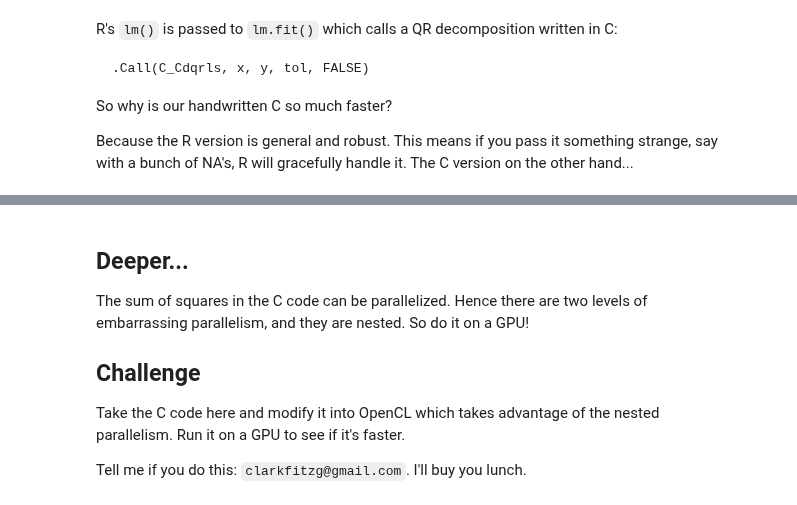
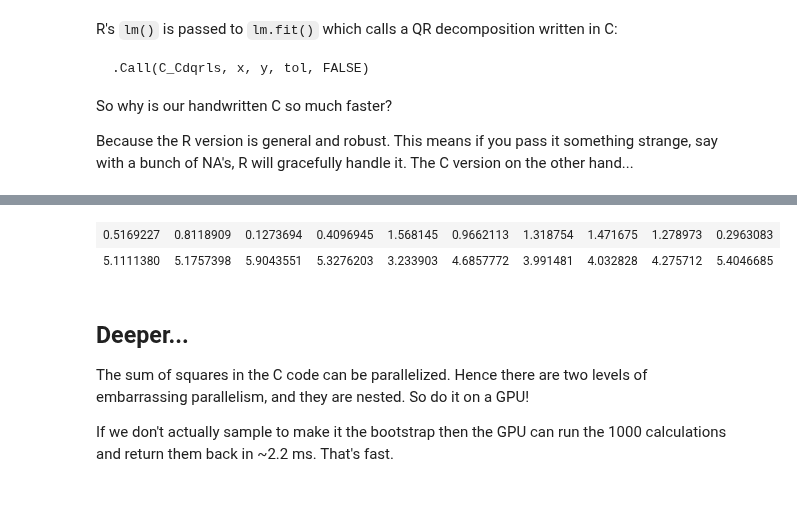
Before and after one commit to clarkfitzg/junkyard, a Jupyter notebook: iidata/parallelR/parallelR.ipynb, the cells around one changed output, grey strips where cells are left out. Cells and saved outputs as stored; diff of their text form; code cells hidden in the pictures.

```diff
--- a/iidata/parallelR/parallelR.ipynb
+++ b/iidata/parallelR/parallelR.ipynb
@@ -241,10 +266,11 @@ betas3[, 1:10]
+# %%
+betas4[, 1:10]
+# %% [output]
+| 0.5169227 | 0.8118909 | 0.1273694 | 0.4096945 | 1.568145 | 0.9662113 | 1.318754 | 1.471675 | 1.278973 | 0.2963083 |
+| 5.1111380 | 5.1757398 | 5.9043551 | 5.3276203 | 3.233903 | 4.6857772 | 3.991481 | 4.032828 | 4.275712 | 5.4046685 |
 # %% [markdown]
 ## Deeper...
 
 The sum of squares in the C code can be parallelized. Hence there are two levels of embarrassing parallelism, and they are nested. So do it on a GPU!
 
-## Challenge
-
-Take the C code here and modify it into OpenCL which takes advantage of the nested parallelism. Run it on a GPU to see if it's faster.
-
-Tell me if you do this: `clarkfitzg@gmail.com`. I'll buy you lunch.
+If we don't actually sample to make it the bootstrap then the GPU can run the 1000 calculations and return them back in ~2.2 ms. That's fast.
```
Also changed, not shown: parts of 8 cells of this notebook, 9 other files.
